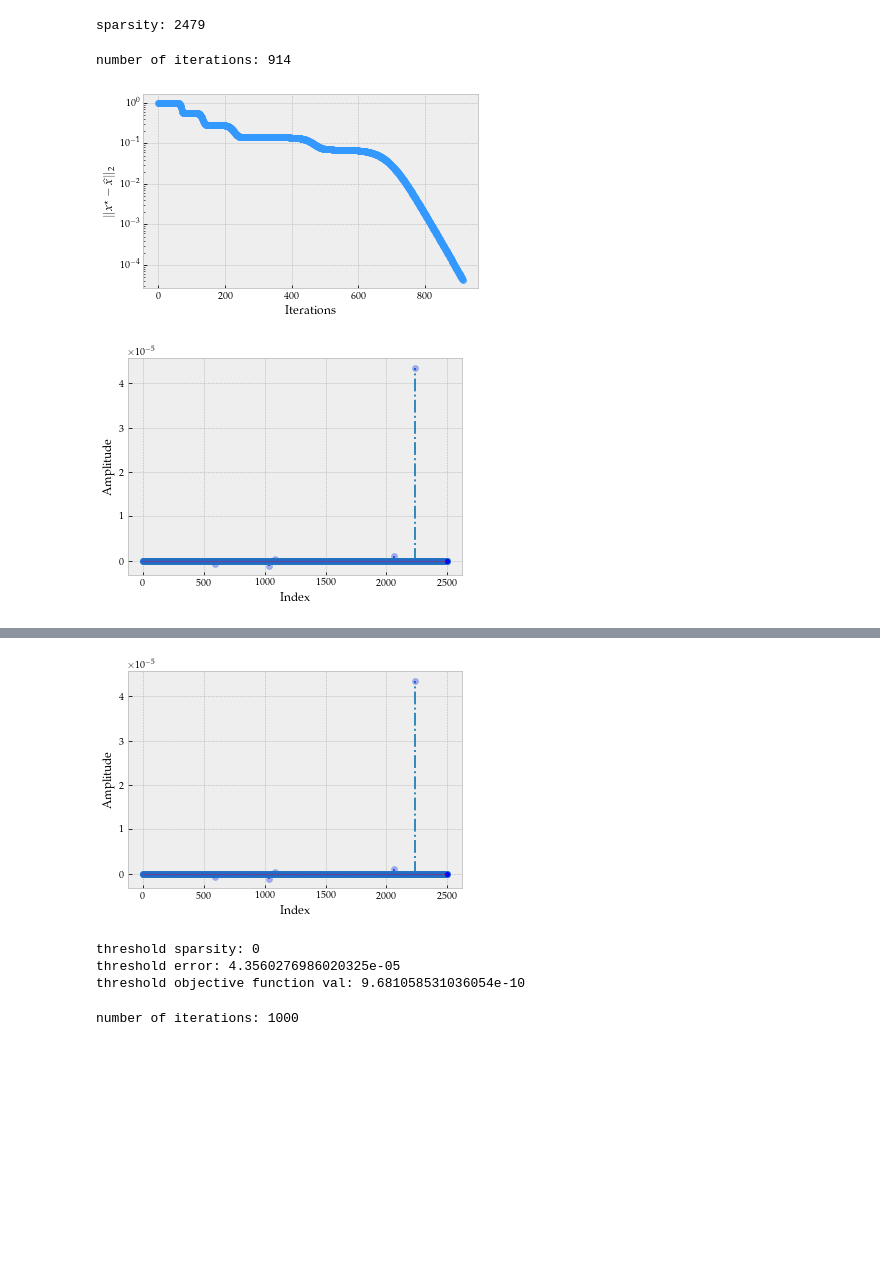
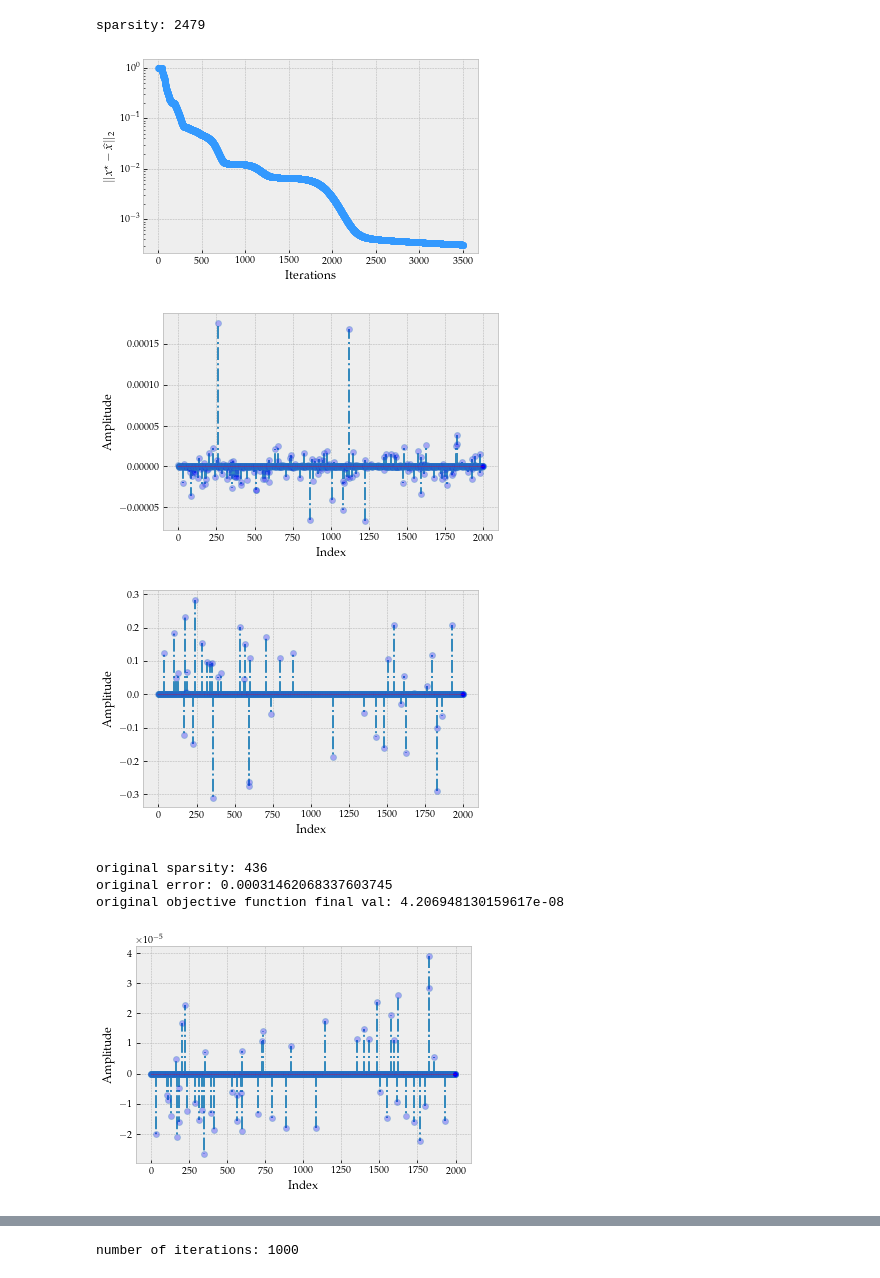
Before and after one commit to rithikjain1480/SparseHadamard, a Jupyter notebook: sparse_hadamard.ipynb, the cells around one changed output, grey strips where cells are left out. Drawn from its saved outputs; the diff is of its cells as text; code cells hidden in the pictures; blank space fills up the shorter version.

```diff
--- a/sparse_hadamard.ipynb
+++ b/sparse_hadamard.ipynb
@@ -25,12 +25,12 @@ from matplotlib import rc
 rc('font',**{'family':'serif','serif':['Palatino']})
 rc('text', usetex=True)
 
-p = 2500  # Ambient dimension
+p = 2000  # Ambient dimension
 # Number of samples
 # n = 300
 # n = 350
-n = 2000  # testing large n - mess with this more
-k = 5   # Sparsity level
+n = 1500  # testing large n - mess with this more
+k = 50   # Sparsity level
 
 # Generate a p-dimensional zero vector
 x_star = np.zeros(p)
@@ -316,10 +316,11 @@ def HGD(y, X, eta, iters, alpha, epsilon, verbose, beta_star):
 
     return beta_new, beta_list, f_list
 
-iters = 1000
-alpha = 0.00001
-# eta = 1  # much larger eta (step size) performs better for some reason, and small eta does not converge quickly
-eta = 1/L  # XtX is hessian --> compute SVD (L = max singular value of XtX, squared)
+iters = 3500
+alpha = 0.0001
+eta = 0.8  # much larger eta (step size) performs better for some reason, and small eta does not converge quickly
+# eta = 1/L  # XtX is hessian --> compute SVD (L = max singular value of XtX, squared)
+# print(eta, L)
 beta_HGD, beta_list, f_list = HGD(y, Phi, eta, iters, alpha, epsilon, False, x_star)
 
 # Plot
@@ -337,34 +338,48 @@ plt.subplots_adjust(top=0.8)
 plt.show()
 
 plt.style.use('bmh')
 bs = range(p)
 markerline, stemlines, baseline = plt.stem(bs, beta_HGD - x_star, '-.')
 plt.setp(markerline, 'alpha', 0.3, 'ms', 6)
 plt.setp(markerline, 'markerfacecolor', 'b')
 plt.setp(baseline, 'color', 'r', 'linewidth', 1, 'alpha', 0.3)
 plt.xlabel('Index')
 plt.ylabel('Amplitude')
 plt.show()
 
+plt.style.use('bmh')
+bs = range(p)
+markerline, stemlines, baseline = plt.stem(bs, threshold_beta, '-.')
+plt.setp(markerline, 'alpha', 0.3, 'ms', 6)
+plt.setp(markerline, 'markerfacecolor', 'b')
+plt.setp(baseline, 'color', 'r', 'linewidth', 1, 'alpha', 0.3)
+plt.xlabel('Index')
+plt.ylabel('Amplitude')
+plt.show()
+
 print('original sparsity:', check_sparsity(beta_HGD, 0.0000001))
 print('original error:', beta_list[-1])
 print('original objective function final val:', f_list[-1])
 threshold_beta = threshold(beta_HGD, k)
 
 plt.style.use('bmh')
 bs = range(p)
 markerline, stemlines, baseline = plt.stem(bs, threshold_beta - x_star, '-.')
 plt.setp(markerline, 'alpha', 0.3, 'ms', 6)
 plt.setp(markerline, 'markerfacecolor', 'b')
 plt.setp(baseline, 'color', 'r', 'linewidth', 1, 'alpha', 0.3)
 plt.xlabel('Index')
 plt.ylabel('Amplitude')
 plt.show()
 
-print('threshold sparsity:', check_sparsity(threshold_beta, 0))
+print('threshold sparsity:', check_sparsity(threshold_beta, 0.00000001))
 print('threshold error:', la.norm(threshold_beta - x_star, 2))
 print('threshold objective function val:', f(y, Phi, threshold_beta))
 # %% [output]
-number of iterations: 914
-[figure, old version]
+[figure, new version]
-[figure, old version]
+[figure, new version]
+[figure, new version]
+original sparsity: 436
+original error: 0.00031462068337603745
+original objective function final val: 4.206948130159617e-08
+[figure, added]
@@ -374,7 +389,3 @@ original objective function final val: 9.680246218470249e-10
-[figure, old version]
-threshold sparsity: 0
-threshold error: 4.3560276986020325e-05
-threshold objective function val: 9.681058531036054e-10
 # %%
 # hadamard gradient descent with early stopping (Zhao)
 def HGD_early_stopping(y, X, y_prime, X_prime, eta, iters, epsilon, verbose, beta_star):
```
Also changed, not shown: parts of 3 cells of this notebook.
